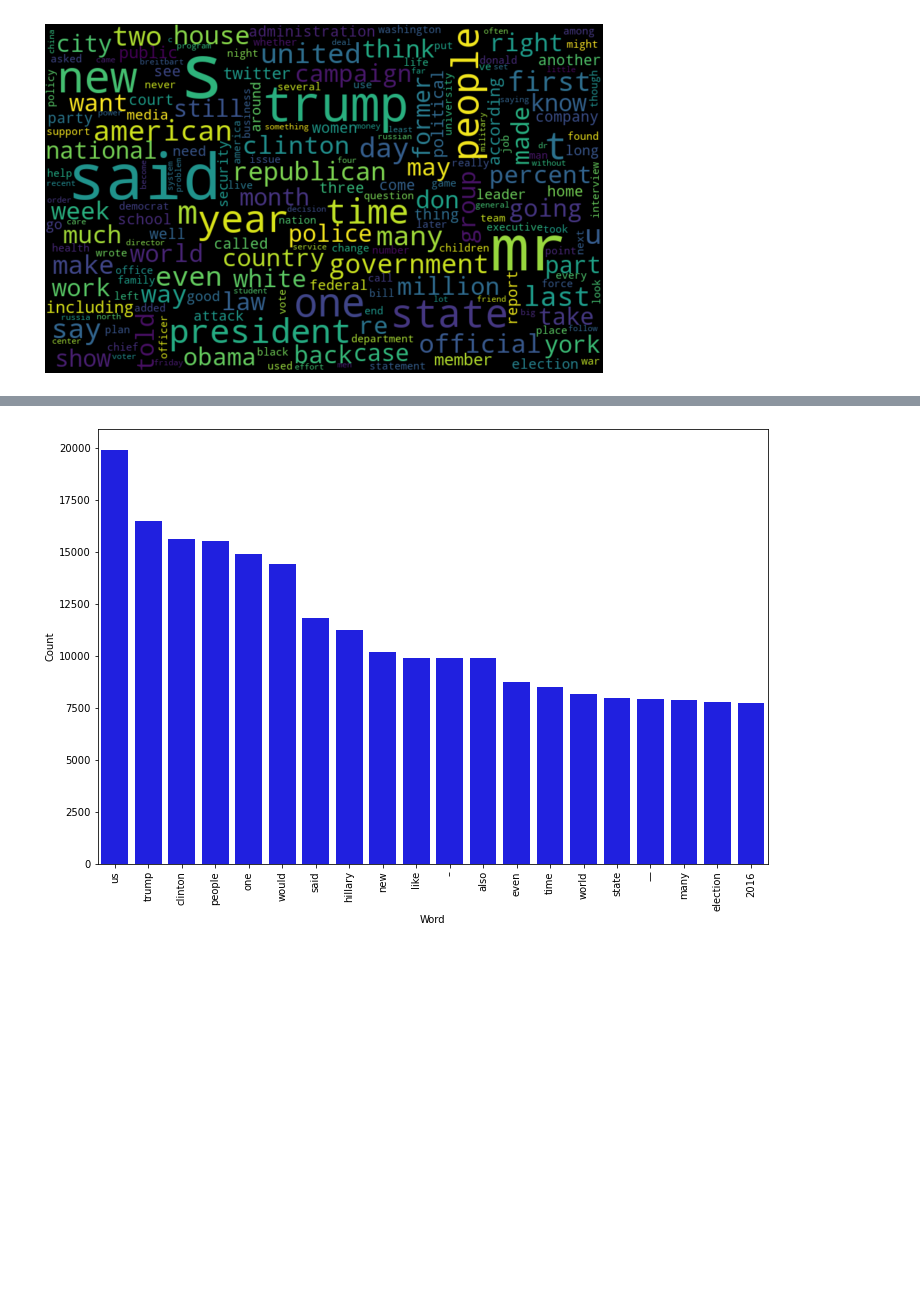
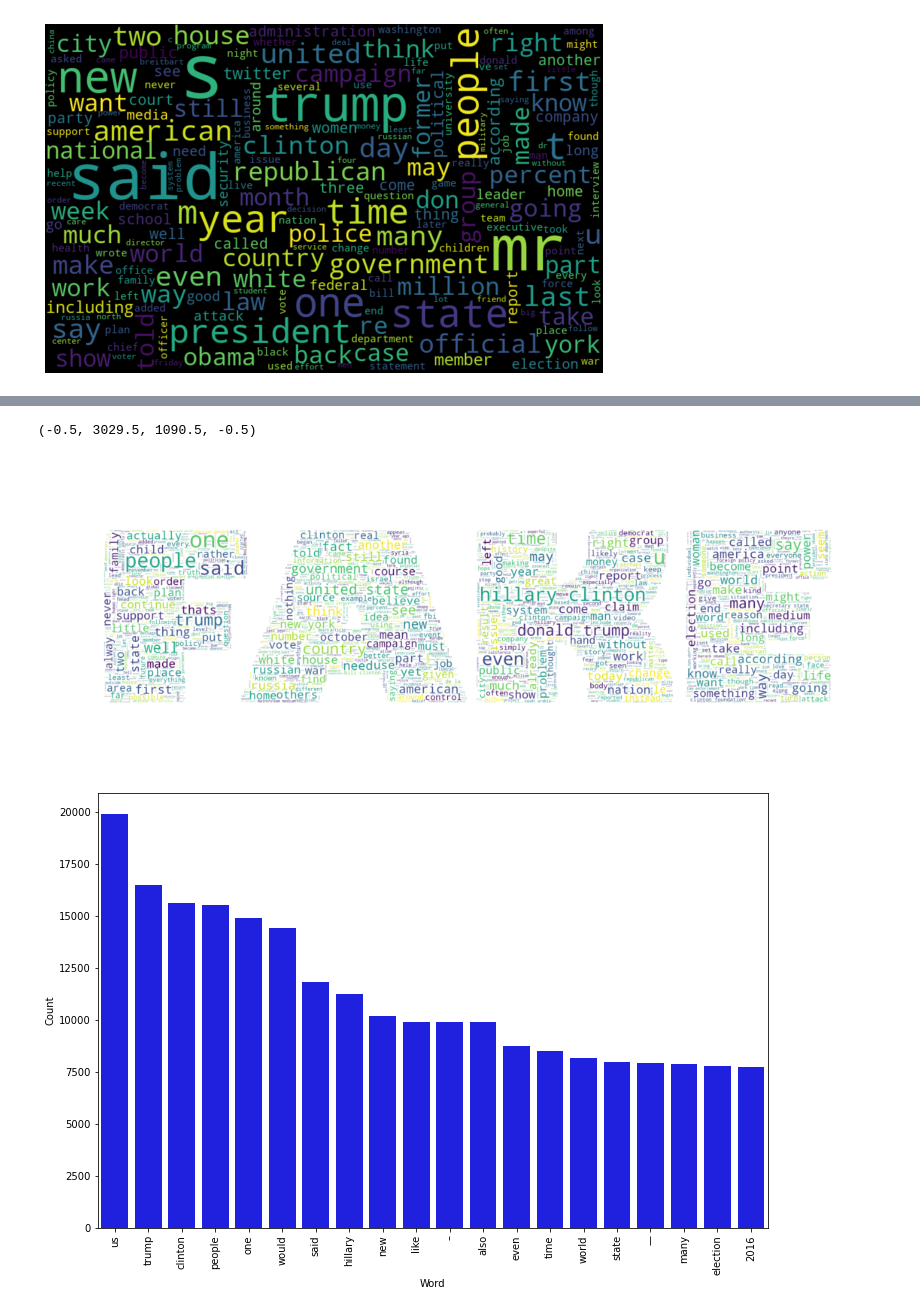
Before and after one commit to KevinVanWallendael/MicrosoftProject, a Jupyter notebook: final_microsoft_notebook.ipynb, the cells around one changed output, grey strips where cells are left out. Drawn from its saved outputs; the diff is of its cells as text; code cells hidden in the pictures; blank space fills up the shorter version.

```diff
--- a/final_microsoft_notebook.ipynb
+++ b/final_microsoft_notebook.ipynb
@@ -119,3 +216,54 @@ plt.show()
+# %%
+plt.figure(figsize = (20,20))
+def clean(text: str) -> list:
+    'A simple function to cleanup text data'
+
+    wnl = nltk.stem.WordNetLemmatizer()
+    stopwords = nltk.corpus.stopwords.words('english')
+    text = (text.encode('ascii', 'ignore')
+             .decode('utf-8', 'ignore')
+             .lower())
+    words = re.sub(r'[^\w\s]', '', text).split() # tokenization
+    return [wnl.lemmatize(word) for word in words if word not in stopwords]
+
+corpus = clean(' '.join(df[df.label == 1].text))
+
+def listToString(s):
+
+    # initialize an empty string
+    str1 = " "
+
+    # return string
+    return (str1.join(s))
+
+corpus_str = listToString(corpus)
+
+d = path.dirname(__file__) if "__file__" in locals() else os.getcwd()
+
+# read the mask / color image taken from
+coloring = np.array(Image.open(path.join(d, "fake_news.jpg")))
+stopwords = set(STOPWORDS)
+
+wc = WordCloud(background_color="white", max_words=2000, mask=coloring,
+               stopwords=stopwords, max_font_size=80, random_state=42)
+
+# generate word cloud
+wc.generate(corpus_str)
+
+# create coloring from image
+image_colors = ImageColorGenerator(coloring)
+
+plt.imshow(wc, interpolation='bilinear')
+plt.axis("off")
+
+# # This bit of code is used to create a high quality exported image
+# fig1 = plt.gcf()
+# plt.show()
+# plt.draw()
+# fig1.savefig("fake_news_nlp_word_cloud.png", bbox_inches='tight', dpi=600)
+# %% [output]
+(-0.5, 3029.5, 1090.5, -0.5)
+[figure, added]
 # %%
 # Most frequent words counter
 from nltk import tokenize
```
Also changed, not shown: parts of 4 cells of this notebook, 2 other files.
